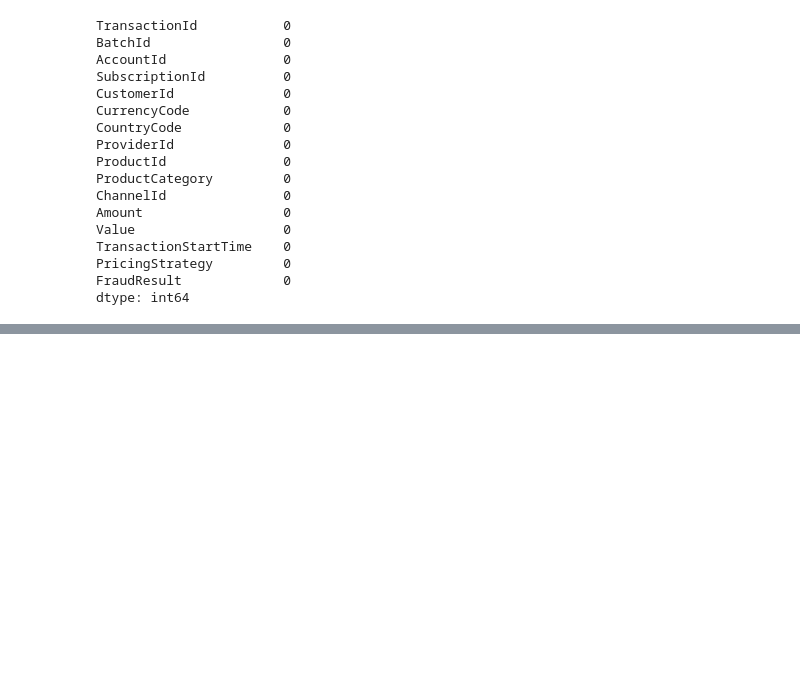
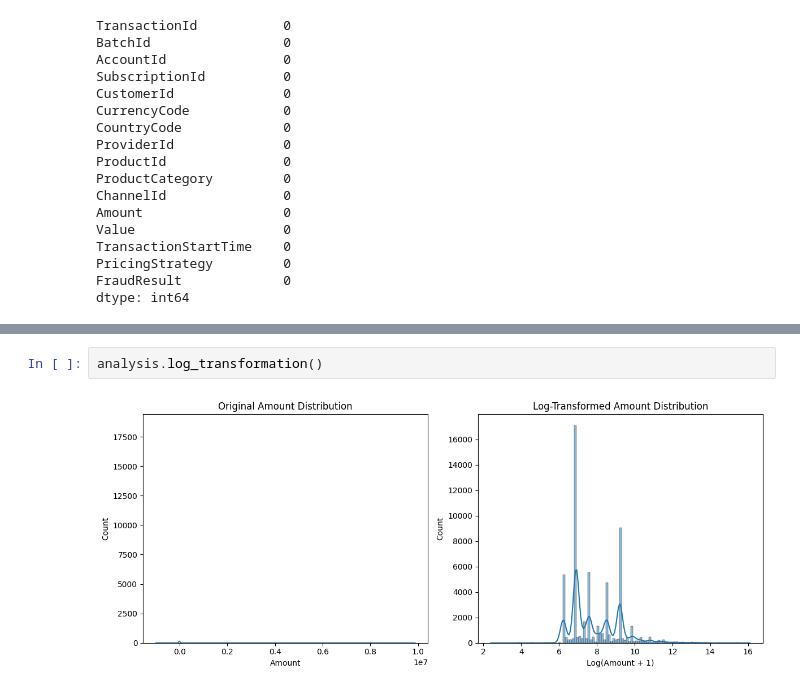
Before and after one commit to Endekalu777/Credit_scoring_model, a Jupyter notebook: notebooks/EDA.ipynb, the cells around one changed output, grey strips where cells are left out. Saved outputs shown, nothing was run; the diff lists cells and outputs as text; blank space fills up the shorter version.

```diff
--- a/notebooks/EDA.ipynb
+++ b/notebooks/EDA.ipynb
@@ -98,0 +95,4 @@ analysis.correlation_analysis()
+# %%
+analysis.log_transformation()
+# %% [output]
+[figure, added]
```
Also changed, not shown: parts of 4 cells of this notebook, 1 other file.
